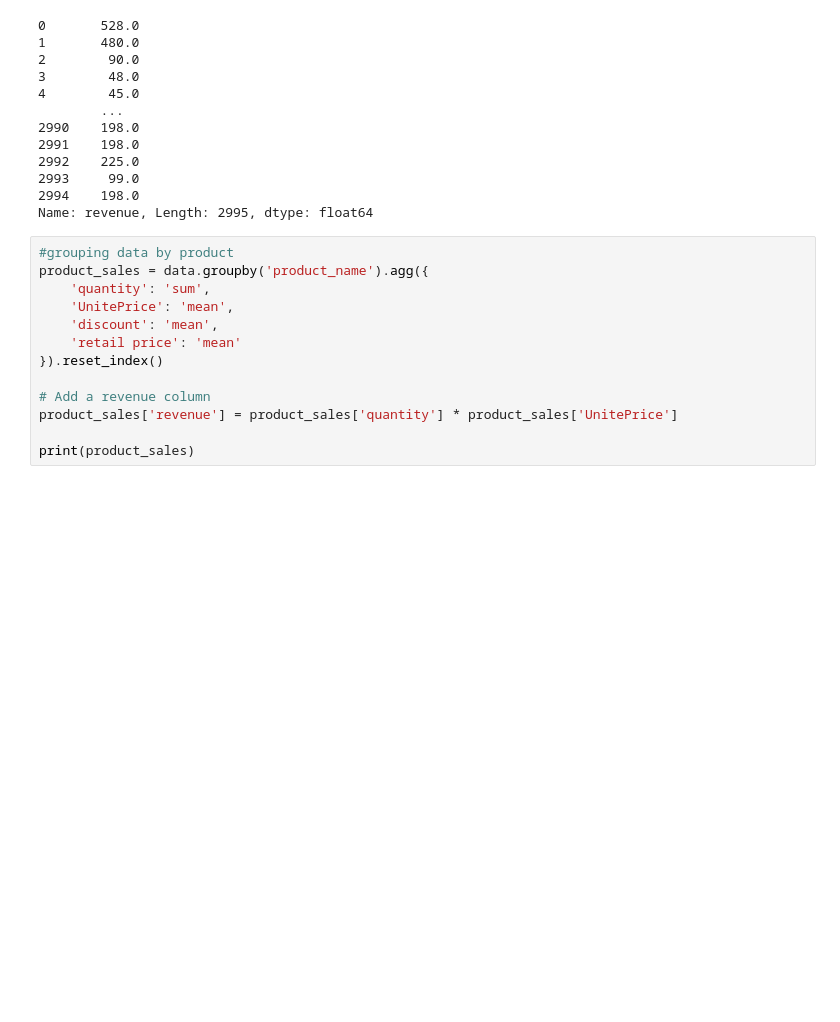
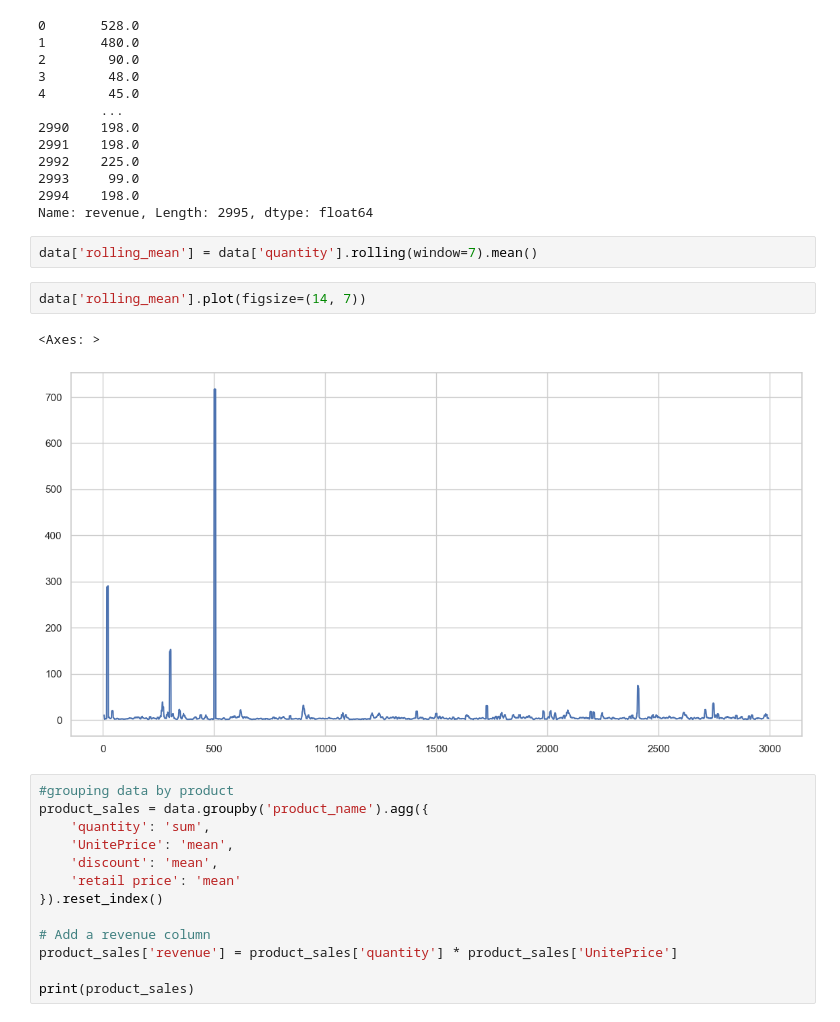
Before and after one commit to youssefelzahar/Forecasting-sales-for-10-days, a Jupyter notebook: Model.ipynb, the cells around one changed output. Cells and saved outputs as stored; diff of their text form; blank space fills up the shorter version.

```diff
--- a/Model.ipynb
+++ b/Model.ipynb
@@ -94,6 +91,13 @@ data['revenue']
 2993     99.0
 2994    198.0
 Name: revenue, Length: 2995, dtype: float64
+# %%
+data['rolling_mean'] = data['quantity'].rolling(window=7).mean()
+# %%
+data['rolling_mean'].plot(figsize=(14, 7))
+# %% [output]
+<Axes: >
+[figure, added]
 # %%
 #grouping data by product
 product_sales = data.groupby('product_name').agg({
```
Also changed, not shown: parts of 12 cells of this notebook.
